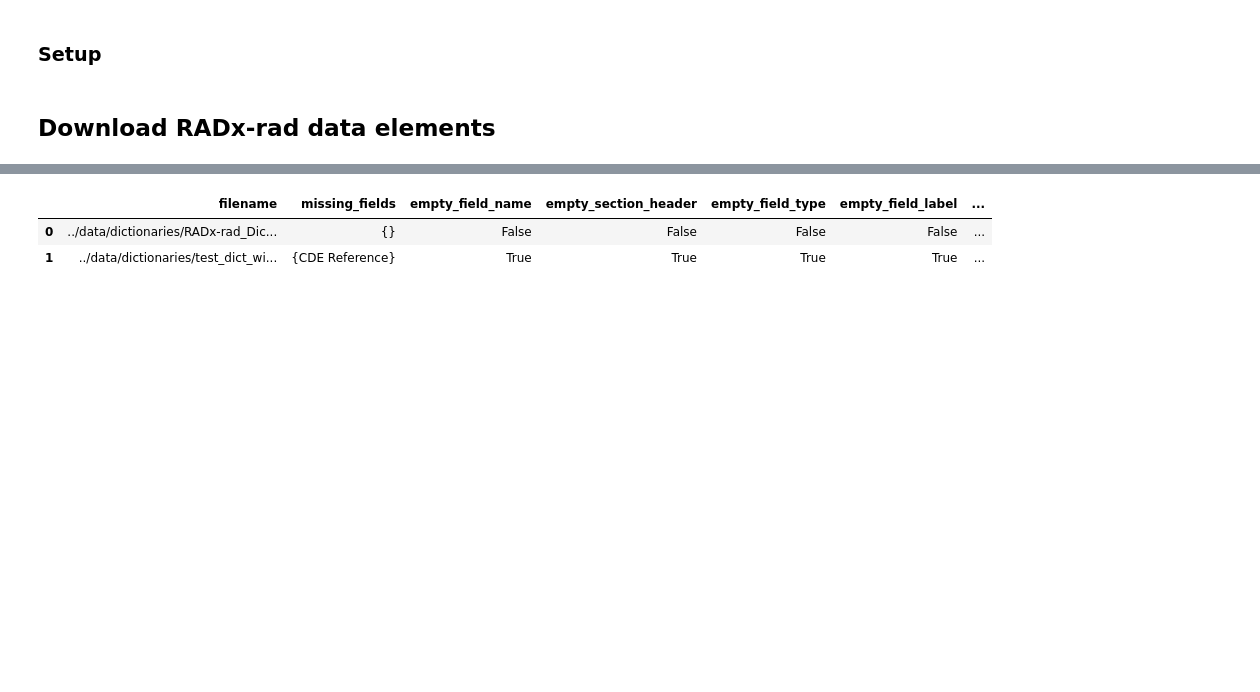
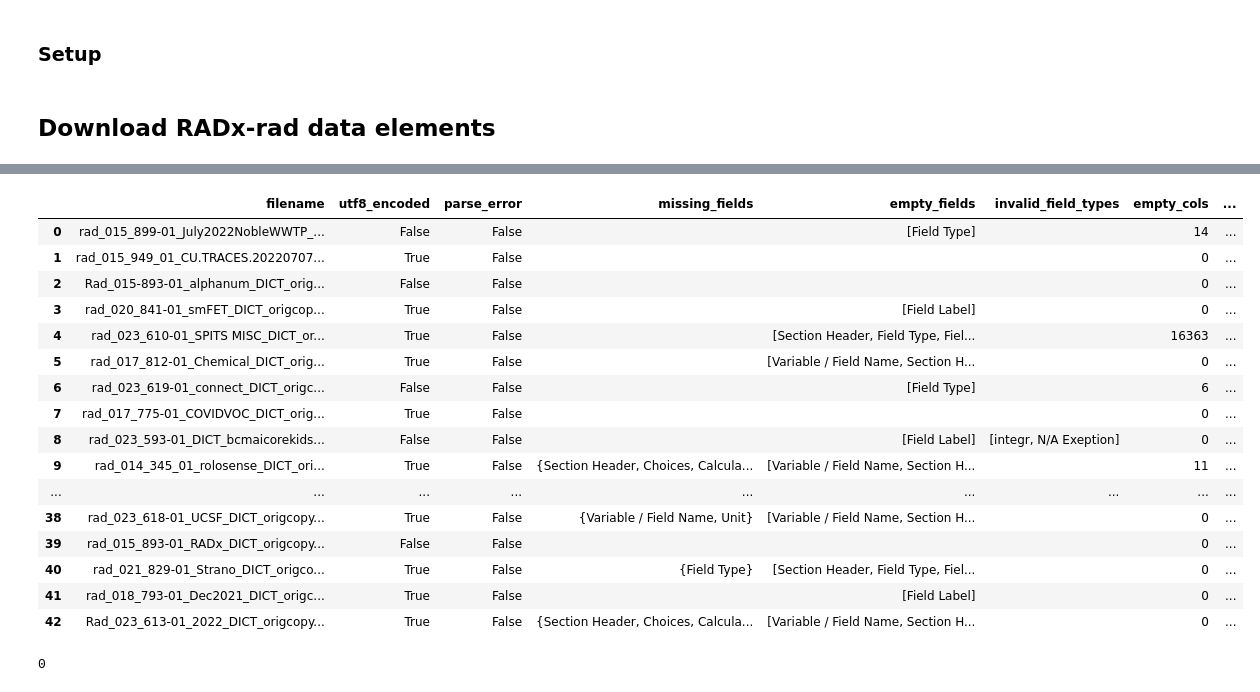
Before and after one commit to radxrad/common-data-elements, a Jupyter notebook: notebooks/CheckDictFile.ipynb, the cells around one changed output, grey strips where cells are left out. Saved outputs shown, nothing was run; the diff lists cells and outputs as text; code cells hidden in the pictures; blank space fills up the shorter version.

```diff
--- a/notebooks/CheckDictFile.ipynb
+++ b/notebooks/CheckDictFile.ipynb
@@ -24,6 +29,13 @@ column_map = {"Variable / Field Name": "Id", "Field Label": "Label", "Section He
 # %%
-files = glob.glob("../data/dictionaries/*.csv")
+files = glob.glob("../data/radx-rad-dictionaries/*.csv")
 # %%
 error_list = []
+# %%
+def count_empty_cols(data_elements):
+    cols = list(data_elements.columns)
+    print("all cols:", cols)
+    unnamed_cols = list(filter(lambda x: x.startswith("Unnamed"), cols))
+    print("unnamed cols:", unnamed_cols)
+    return len(unnamed_cols)
 # %%
 for filename in files:
@@ -65,8 +125,22 @@ INFO : Allowed Field Types: {'checkbox', 'float', 'url', 'integer', 'time', 'tex
 # %%
 errors = pd.DataFrame(error_list)
-errors.head()
+errors.head(100)
 # %% [output]
-|  | filename | missing_fields | empty_field_name | empty_section_header | empty_field_type | empty_field_label | ... |
-| 0 | ../data/dictionaries/RADx-rad_Dic... | {} | False | False | False | False | ... |
-| 1 | ../data/dictionaries/test_dict_wi... | {CDE Reference} | True | True | True | True | ... |
+|  | filename | utf8_encoded | parse_error | missing_fields | empty_fields | invalid_field_types | empty_cols | ... |
+| 0 | rad_015_899-01_July2022NobleWWTP_... | False | False |  | [Field Type] |  | 14 | ... |
+| 1 | rad_015_949_01_CU.TRACES.20220707... | True | False |  |  |  | 0 | ... |
+| 2 | Rad_015-893-01_alphanum_DICT_orig... | False | False |  |  |  | 0 | ... |
+| 3 | rad_020_841-01_smFET_DICT_origcop... | True | False |  | [Field Label] |  | 0 | ... |
+| 4 | rad_023_610-01_SPITS MISC_DICT_or... | True | False |  | [Section Header, Field Type, Fiel... |  | 16363 | ... |
+| 5 | rad_017_812-01_Chemical_DICT_orig... | True | False |  | [Variable / Field Name, Section H... |  | 0 | ... |
+| 6 | rad_023_619-01_connect_DICT_origc... | False | False |  | [Field Type] |  | 6 | ... |
+| 7 | rad_017_775-01_COVIDVOC_DICT_orig... | True | False |  |  |  | 0 | ... |
+| 8 | rad_023_593-01_DICT_bcmaicorekids... | False | False |  | [Field Label] | [integr, N/A Exeption] | 0 | ... |
+| 9 | rad_014_345_01_rolosense_DICT_ori... | True | False | {Section Header, Choices, Calcula... | [Variable / Field Name, Section H... |  | 11 | ... |
+| ... | ... | ... | ... | ... | ... | ... | ... | ... |
+| 38 | rad_023_618-01_UCSF_DICT_origcopy... | True | False | {Variable / Field Name, Unit} | [Variable / Field Name, Section H... |  | 0 | ... |
+| 39 | rad_015_893-01_RADx_DICT_origcopy... | False | False |  |  |  | 0 | ... |
+| 40 | rad_021_829-01_Strano_DICT_origco... | True | False | {Field Type} | [Section Header, Field Type, Fiel... |  | 0 | ... |
+| 41 | rad_018_793-01_Dec2021_DICT_origc... | True | False |  | [Field Label] |  | 0 | ... |
+| 42 | Rad_023_613-01_2022_DICT_origcopy... | True | False | {Section Header, Choices, Calcula... | [Variable / Field Name, Section H... |  | 0 | ... |
 # %%
@@ -73,0 +152,4 @@ errors.head()
+# %%
+parse_errors.shape[0]
+# %% [output]
+0
```
Also changed, not shown: parts of 6 cells of this notebook, 1 other file.
